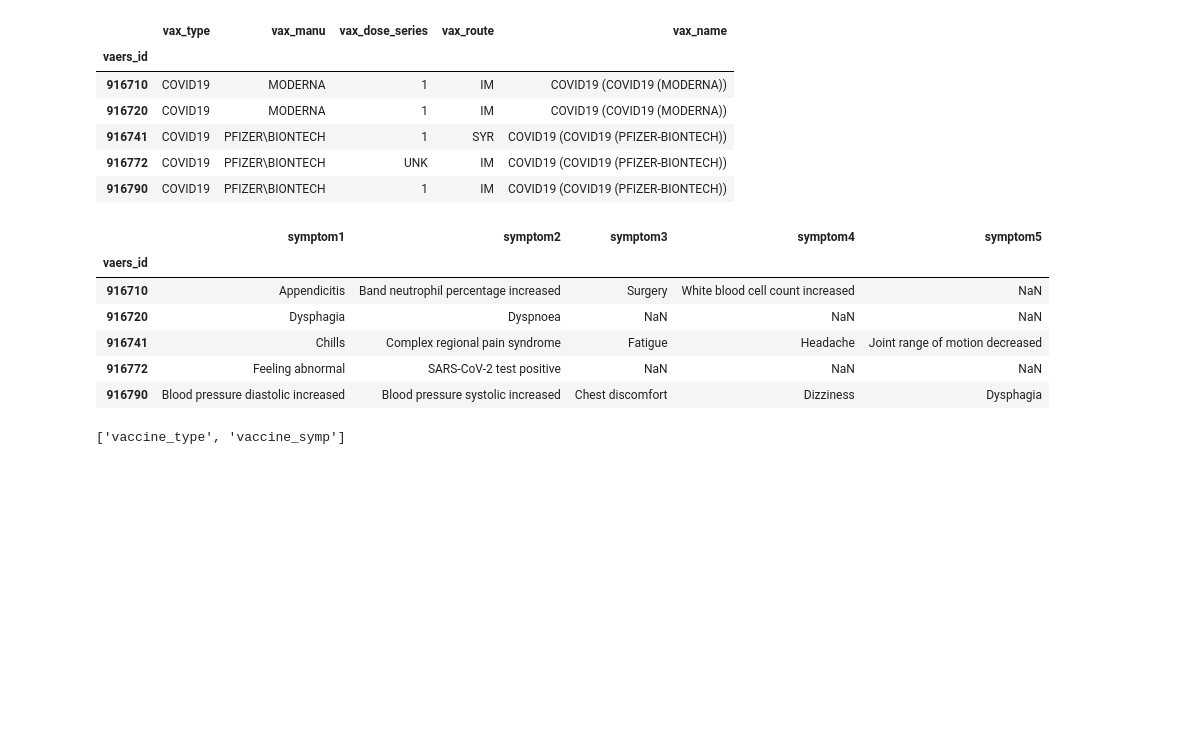
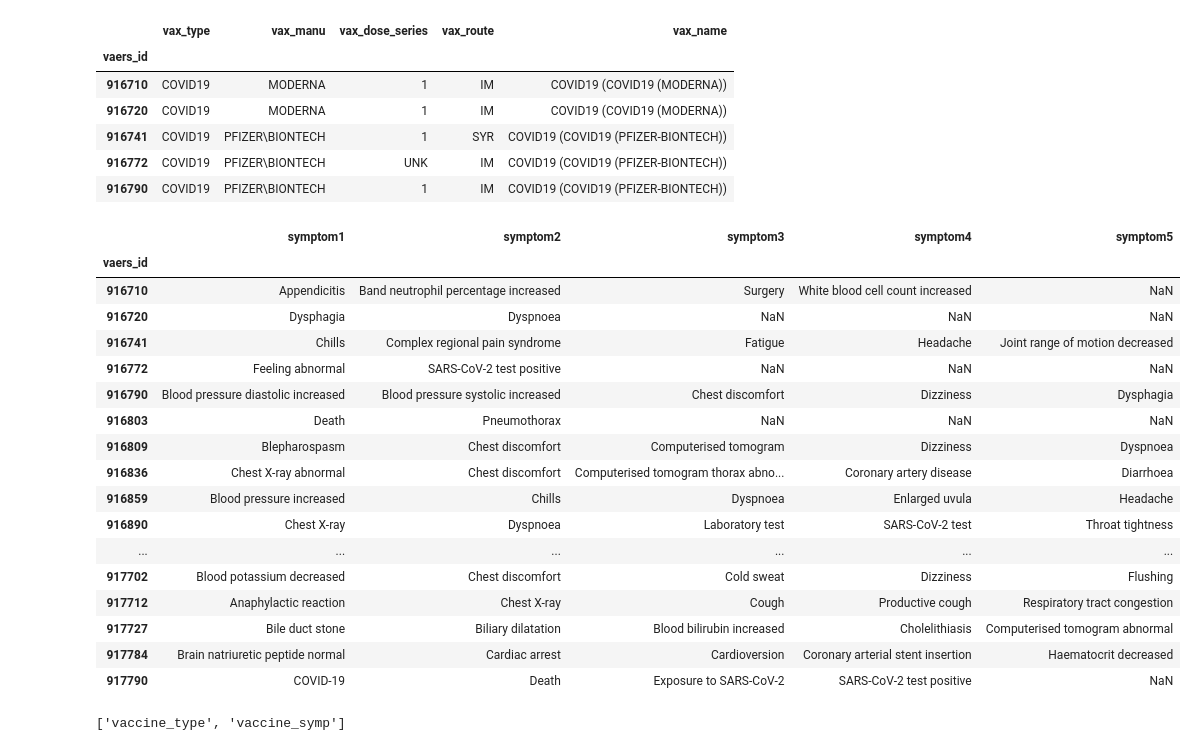
Before and after one commit to ethomps33/Covid-19_ETL, a Jupyter notebook: COVID_vaccine.ipynb, the cells around one changed output. Cells and saved outputs as stored; diff of their text form; code cells hidden in the pictures; blank space fills up the shorter version.

```diff
--- a/COVID_vaccine.ipynb
+++ b/COVID_vaccine.ipynb
@@ -54,23 +92,34 @@ vaccine_type_transformed.head()
 # %%
 vaccine_symp_cols = ["VAERS_ID", "SYMPTOM1", "SYMPTOM2", "SYMPTOM3", "SYMPTOM4", "SYMPTOM5"]
 vaccine_symp_transformed= vaccine_symp_df[vaccine_symp_cols].copy()
 
 vaccine_symp_transformed = vaccine_symp_transformed.rename(columns={"VAERS_ID":"vaers_id", "SYMPTOM1": "symptom1",
                                                                     "SYMPTOM2":"symptom2", "SYMPTOM3":"symptom3",
                                                                     "SYMPTOM4":"symptom4", "SYMPTOM5":"symptom5"})
 
 vaccine_symp_transformed.drop_duplicates("vaers_id", inplace=True)
 vaccine_symp_transformed.set_index("vaers_id", inplace=True)
 
-vaccine_symp_transformed.head()
+vaccine_symp_transformed.head(25)
 # %% [output]
 |  | symptom1 | symptom2 | symptom3 | symptom4 | symptom5 |
 | vaers_id |  |  |  |  |  |
 | 916710 | Appendicitis | Band neutrophil percentage increased | Surgery | White blood cell count increased | NaN |
 | 916720 | Dysphagia | Dyspnoea | NaN | NaN | NaN |
 | 916741 | Chills | Complex regional pain syndrome | Fatigue | Headache | Joint range of motion decreased |
 | 916772 | Feeling abnormal | SARS-CoV-2 test positive | NaN | NaN | NaN |
 | 916790 | Blood pressure diastolic increased | Blood pressure systolic increased | Chest discomfort | Dizziness | Dysphagia |
+| 916803 | Death | Pneumothorax | NaN | NaN | NaN |
+| 916809 | Blepharospasm | Chest discomfort | Computerised tomogram | Dizziness | Dyspnoea |
+| 916836 | Chest X-ray abnormal | Chest discomfort | Computerised tomogram thorax abno... | Coronary artery disease | Diarrhoea |
+| 916859 | Blood pressure increased | Chills | Dyspnoea | Enlarged uvula | Headache |
+| 916890 | Chest X-ray | Dyspnoea | Laboratory test | SARS-CoV-2 test | Throat tightness |
+| ... | ... | ... | ... | ... | ... |
+| 917702 | Blood potassium decreased | Chest discomfort | Cold sweat | Dizziness | Flushing |
+| 917712 | Anaphylactic reaction | Chest X-ray | Cough | Productive cough | Respiratory tract congestion |
+| 917727 | Bile duct stone | Biliary dilatation | Blood bilirubin increased | Cholelithiasis | Computerised tomogram abnormal |
+| 917784 | Brain natriuretic peptide normal | Cardiac arrest | Cardioversion | Coronary arterial stent insertion | Haematocrit decreased |
+| 917790 | COVID-19 | Death | Exposure to SARS-CoV-2 | SARS-CoV-2 test positive | NaN |
 # %%
 connection_string = "postgres:postgras@localhost:5432/ETL_Project"
 engine = create_engine(f'postgresql://{connection_string}')
```
Also changed, not shown: parts of 2 cells of this notebook.
